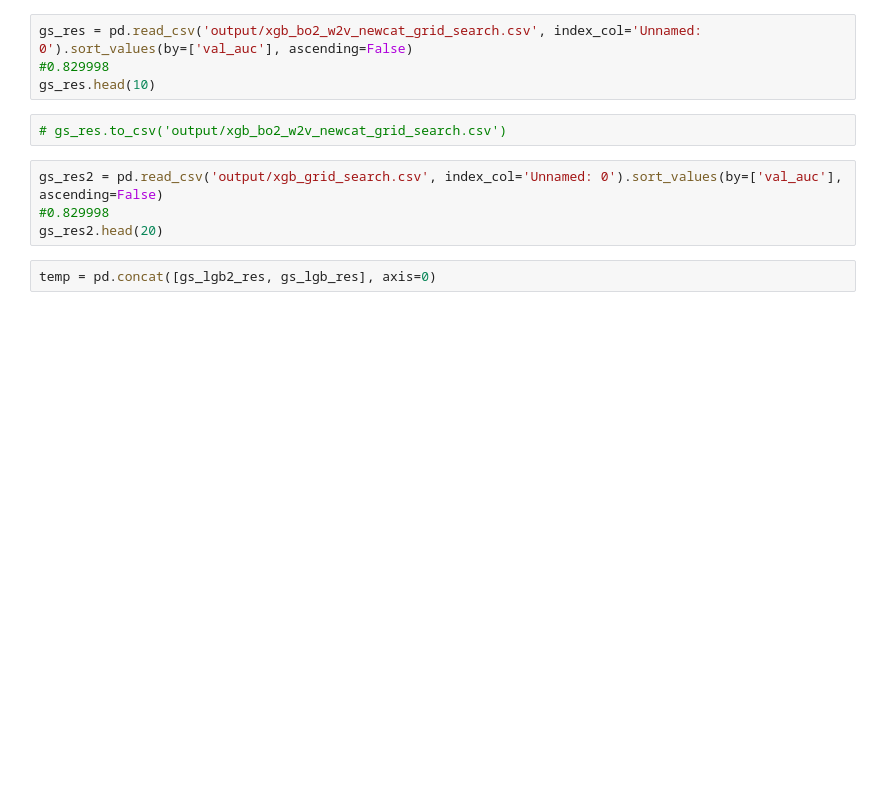
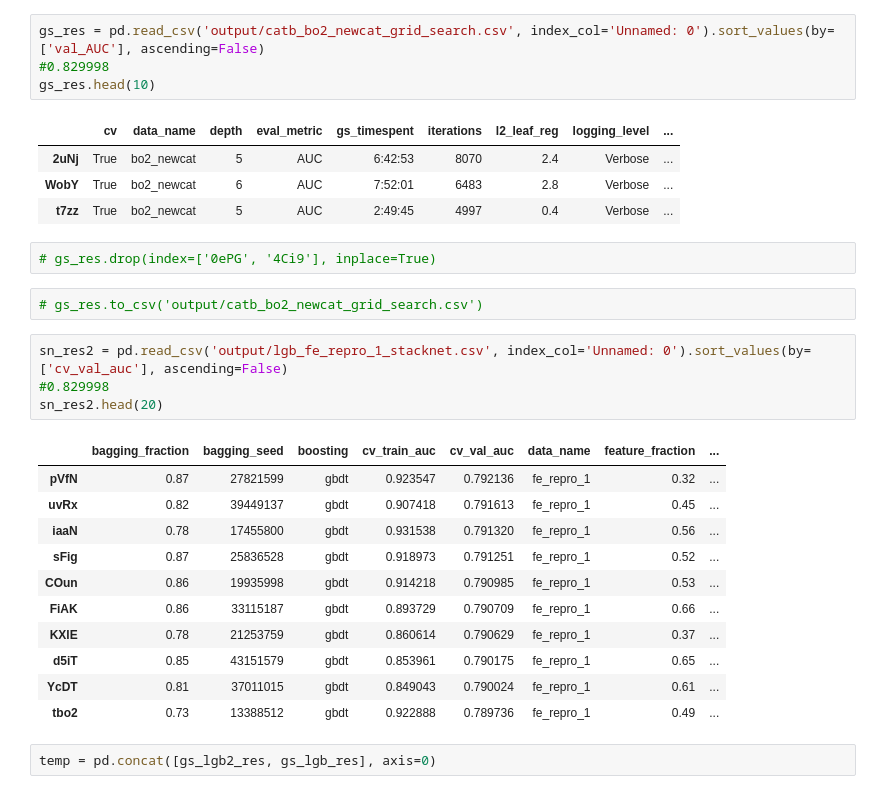
Before and after one commit to wluo-personal/AlphaBoosting, a Jupyter notebook: automl/automl_app/project_home_credit/show_gs_result.ipynb, the cells around one changed output. Cells and saved outputs as stored; diff of their text form; blank space fills up the shorter version.

Commit message:
1. major optimization on computing speed and stacknet. 2. fix bugs

```diff
--- a/automl/automl_app/project_home_credit/show_gs_result.ipynb
+++ b/automl/automl_app/project_home_credit/show_gs_result.ipynb
@@ -14,13 +23,32 @@ for filename in listdir('output'):
 # %%
-gs_res = pd.read_csv('output/xgb_bo2_w2v_newcat_grid_search.csv', index_col='Unnamed: 0').sort_values(by=['val_auc'], ascending=False)
+gs_res = pd.read_csv('output/catb_bo2_newcat_grid_search.csv', index_col='Unnamed: 0').sort_values(by=['val_AUC'], ascending=False)
 #0.829998
 gs_res.head(10)
+# %% [output]
+|  | cv | data_name | depth | eval_metric | gs_timespent | iterations | l2_leaf_reg | logging_level | ... |
+| 2uNj | True | bo2_newcat | 5 | AUC | 6:42:53 | 8070 | 2.4 | Verbose | ... |
+| WobY | True | bo2_newcat | 6 | AUC | 7:52:01 | 6483 | 2.8 | Verbose | ... |
+| t7zz | True | bo2_newcat | 5 | AUC | 2:49:45 | 4997 | 0.4 | Verbose | ... |
+# %%
+# gs_res.drop(index=['0ePG', '4Ci9'], inplace=True)
 # %%
-# gs_res.to_csv('output/xgb_bo2_w2v_newcat_grid_search.csv')
+# gs_res.to_csv('output/catb_bo2_newcat_grid_search.csv')
 # %%
-gs_res2 = pd.read_csv('output/xgb_grid_search.csv', index_col='Unnamed: 0').sort_values(by=['val_auc'], ascending=False)
+sn_res2 = pd.read_csv('output/lgb_fe_repro_1_stacknet.csv', index_col='Unnamed: 0').sort_values(by=['cv_val_auc'], ascending=False)
 #0.829998
-gs_res2.head(20)
+sn_res2.head(20)
+# %% [output]
+|  | bagging_fraction | bagging_seed | boosting | cv_train_auc | cv_val_auc | data_name | feature_fraction | ... |
+| pVfN | 0.87 | 27821599 | gbdt | 0.923547 | 0.792136 | fe_repro_1 | 0.32 | ... |
+| uvRx | 0.82 | 39449137 | gbdt | 0.907418 | 0.791613 | fe_repro_1 | 0.45 | ... |
+| iaaN | 0.78 | 17455800 | gbdt | 0.931538 | 0.791320 | fe_repro_1 | 0.56 | ... |
+| sFig | 0.87 | 25836528 | gbdt | 0.918973 | 0.791251 | fe_repro_1 | 0.52 | ... |
+| COun | 0.86 | 19935998 | gbdt | 0.914218 | 0.790985 | fe_repro_1 | 0.53 | ... |
+| FiAK | 0.86 | 33115187 | gbdt | 0.893729 | 0.790709 | fe_repro_1 | 0.66 | ... |
+| KXlE | 0.78 | 21253759 | gbdt | 0.860614 | 0.790629 | fe_repro_1 | 0.37 | ... |
+| d5iT | 0.85 | 43151579 | gbdt | 0.853961 | 0.790175 | fe_repro_1 | 0.65 | ... |
+| YcDT | 0.81 | 37011015 | gbdt | 0.849043 | 0.790024 | fe_repro_1 | 0.61 | ... |
+| tbo2 | 0.73 | 13388512 | gbdt | 0.922888 | 0.789736 | fe_repro_1 | 0.49 | ... |
 # %%
 temp = pd.concat([gs_lgb2_res, gs_lgb_res], axis=0)
 # %%
```
Also changed, not shown: parts of 5 cells of this notebook, 26 other files.
